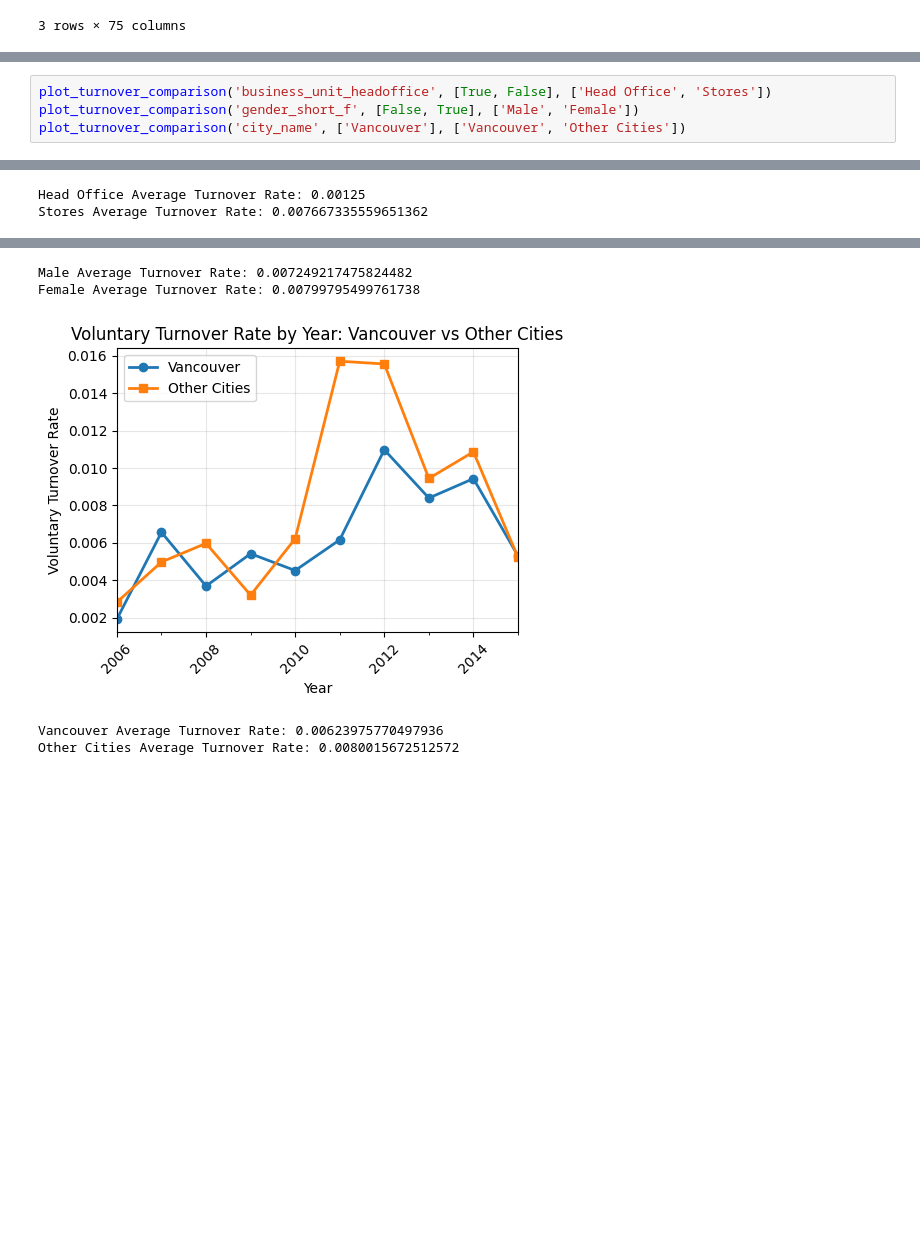
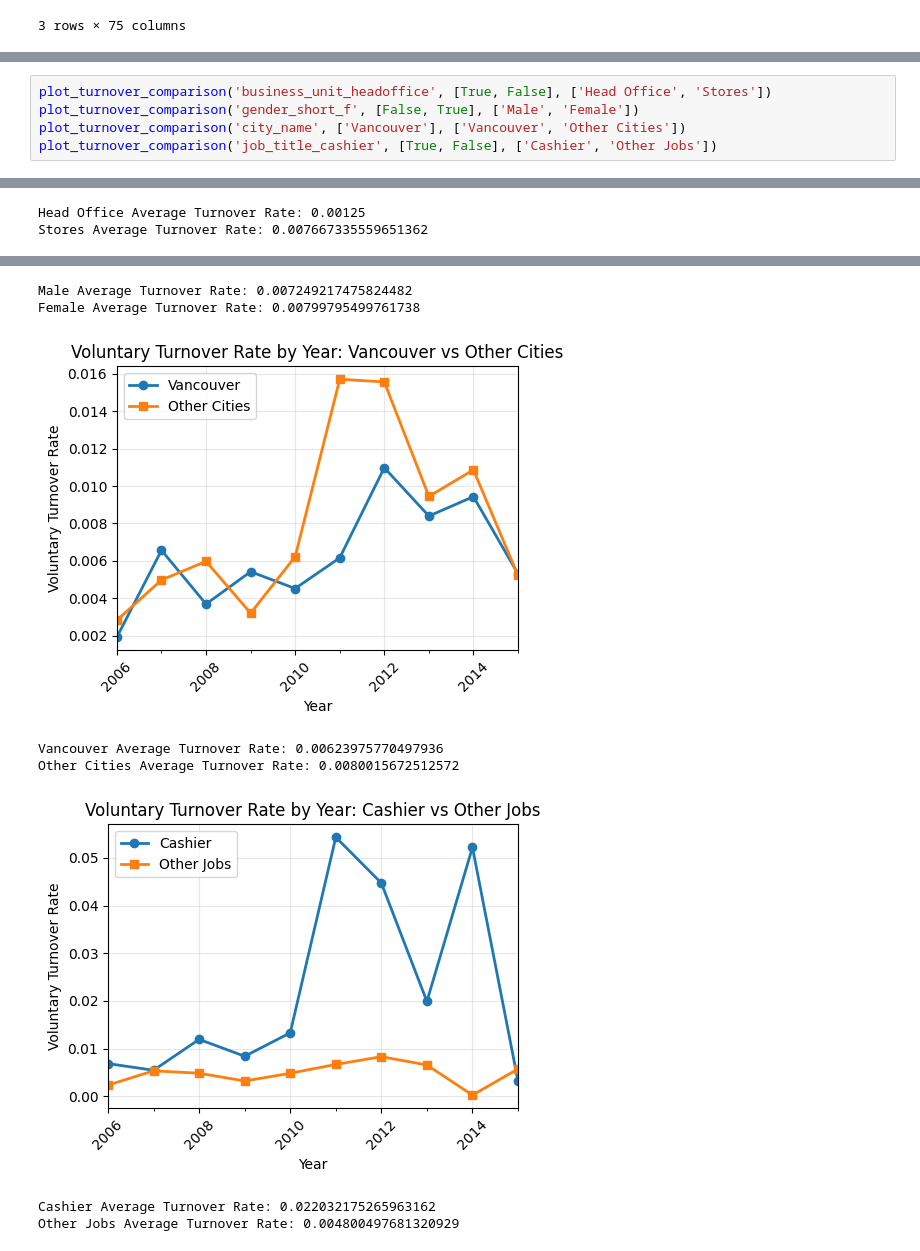
Before and after one commit to JeffTriemer/turnover, a Jupyter notebook: notebooks/eda.ipynb, the cells around one changed output, grey strips where cells are left out. Saved outputs shown, nothing was run; the diff lists cells and outputs as text; blank space fills up the shorter version.

```diff
--- a/notebooks/eda.ipynb
+++ b/notebooks/eda.ipynb
@@ -176,14 +156,18 @@ plt.show()
 # %%
 plot_turnover_comparison('business_unit_headoffice', [True, False], ['Head Office', 'Stores'])
 plot_turnover_comparison('gender_short_f', [False, True], ['Male', 'Female'])
 plot_turnover_comparison('city_name', ['Vancouver'], ['Vancouver', 'Other Cities'])
+plot_turnover_comparison('job_title_cashier', [True, False], ['Cashier', 'Other Jobs'])
 # %% [output]
 [figure]
 Head Office Average Turnover Rate: 0.00125
 Stores Average Turnover Rate: 0.007667335559651362
 [figure]
 Male Average Turnover Rate: 0.007249217475824482
 Female Average Turnover Rate: 0.00799795499761738
 [figure]
 Vancouver Average Turnover Rate: 0.00623975770497936
 Other Cities Average Turnover Rate: 0.0080015672512572
+[figure, added]
+Cashier Average Turnover Rate: 0.022032175265963162
+Other Jobs Average Turnover Rate: 0.004800497681320929
```
Also changed, not shown: parts of 33 cells of this notebook, 3 other files.
